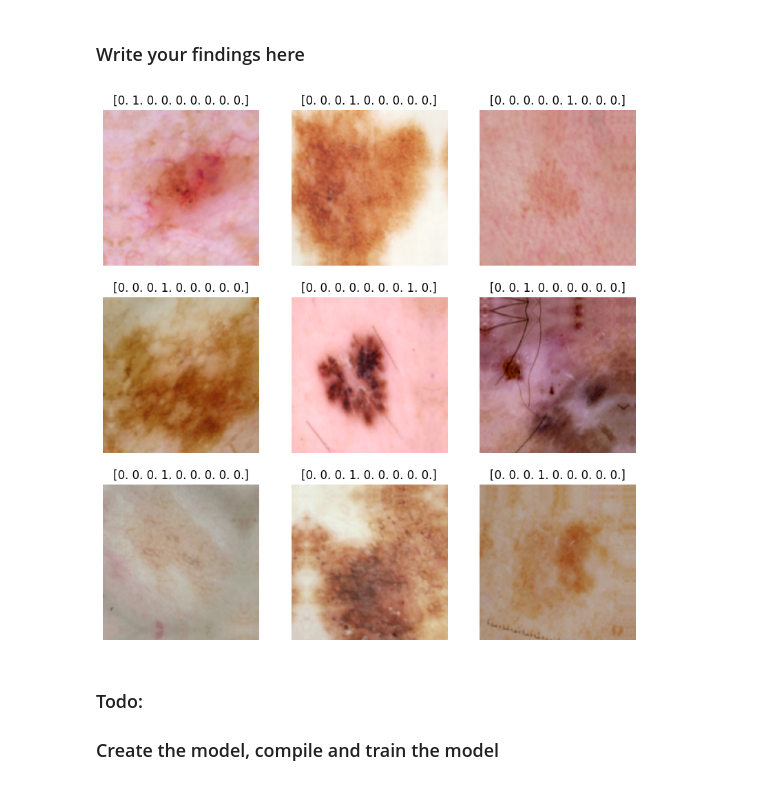
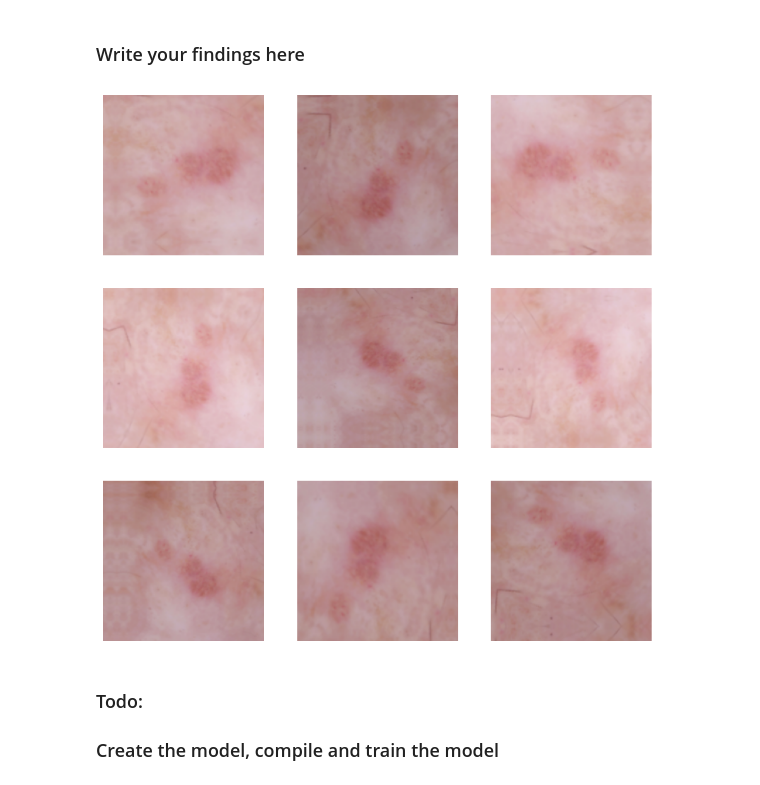
Before and after one commit to blogbydev/aiml, a Jupyter notebook: Starter_code_Assignment_CNN_Skin_Cancer_(1).ipynb, the cells around one changed output. Saved outputs shown, nothing was run; the diff lists cells and outputs as text; code cells hidden in the pictures.

```diff
--- a/Starter_code_Assignment_CNN_Skin_Cancer_(1).ipynb
+++ b/Starter_code_Assignment_CNN_Skin_Cancer_(1).ipynb
@@ -266,19 +275,18 @@ augmented_train_dataset = train_ds.map(
 # %%
 # Todo, visualize how your augmentation strategy works for one instance of training image.
 # Your code goes here
 import matplotlib.pyplot as plt
 
 for images, labels in train_ds.take(1):
-    augmented_images = data_augmentation(images)
     plt.figure(figsize=(10, 10))
     for i in range(9):
+        augmented_images = data_augmentation(images)
         ax = plt.subplot(3, 3, i + 1)
-        plt.imshow(augmented_images[i].numpy().astype("uint8"))
-        plt.title(labels.numpy()[i])
+        plt.imshow(augmented_images[2].numpy().astype("uint8"))
         plt.axis("off")
     plt.show()
 # %% [output]
-[figure, old version]
+[figure, new version]
 # %% [markdown]
 ### Todo:
 ### Create the model, compile and train the model
```
Also changed, not shown: parts of 23 cells of this notebook.
